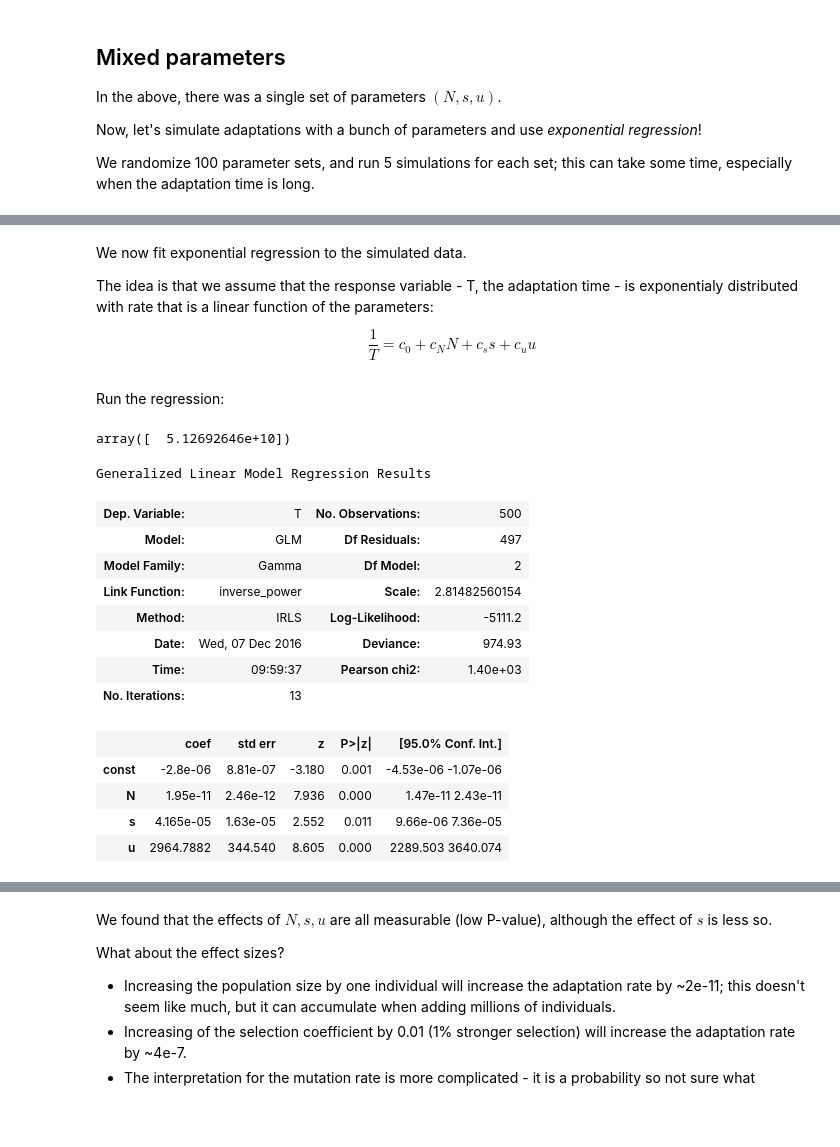
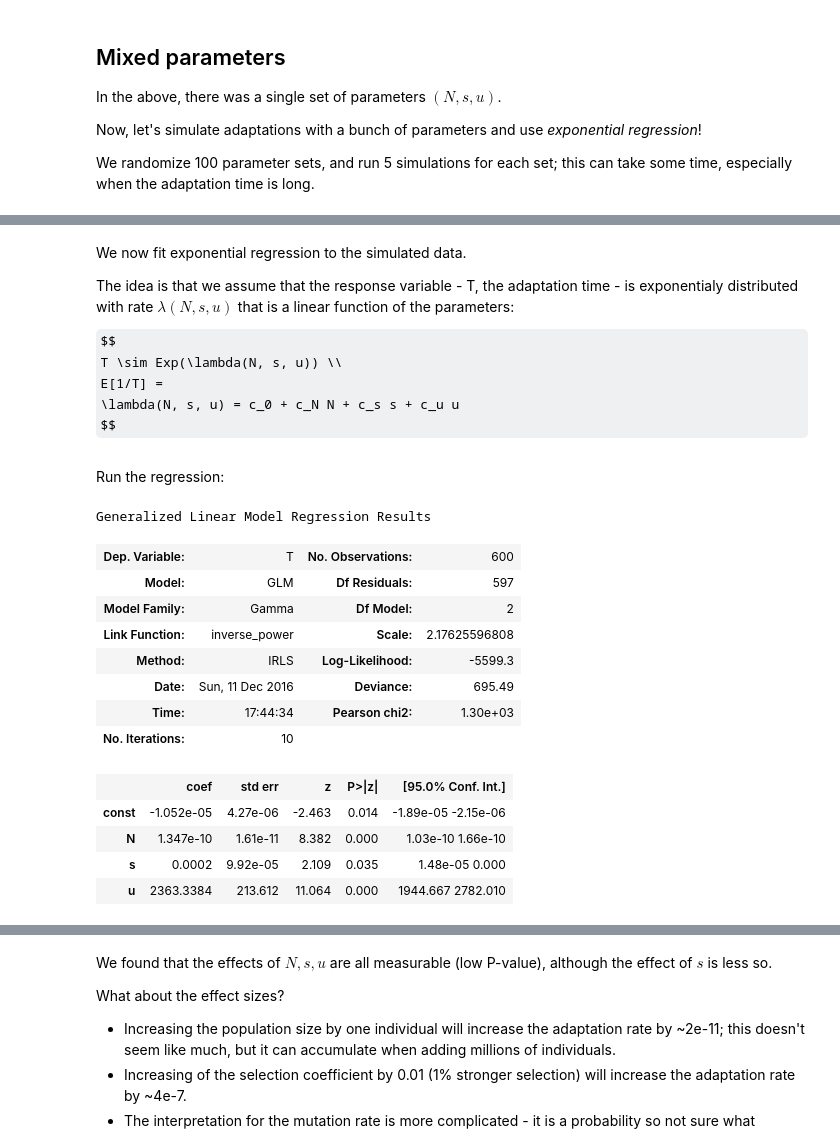
Before and after one commit to yoavram/ipython-notebooks, a Jupyter notebook: exponential regression of adaptation time.ipynb, the cells around one changed output, grey strips where cells are left out. Drawn from its saved outputs; the diff is of its cells as text; code cells hidden in the pictures; some formulas as TeX source; blank space fills up the shorter version.

```diff
--- a/exponential regression of adaptation time.ipynb
+++ b/exponential regression of adaptation time.ipynb
@@ -452,10 +479,11 @@ We randomize 100 parameter sets, and run 5 simulations for each set; this can ta
 # %%
+%%cache mycache.pkl dfs --force
 dfs = []
-for _ in ProgressBar(range(100)):
+for _ in range(100):
+    print(_, end=' ')
     s = np.random.uniform(0.01, 0.1)
-    N = 10**np.random.uniform(4, 8)
-    u = 10**np.random.uniform(-6, -10)
+    N = 10**np.random.uniform(4, 7)
+    u = 10**np.random.uniform(-6, -9)
     T = simulate_adaptation(s, N, u, 5)
     dfs.append(pd.DataFrame(dict(s=s, N=N, u=u, T=T)))
-# df = pd.concat(dfs, axis=0)
 # %% [output]
@@ -463,38 +492,37 @@ for _ in ProgressBar(range(100)):
 # %% [markdown]
 We now fit exponential regression to the simulated data.
 
-The idea is that we assume that the response variable - T, the adaptation time - is exponentialy distributed with rate that is a linear function of the parameters:
+The idea is that we assume that the response variable - T, the adaptation time - is exponentialy distributed with rate $\lambda(N, s, u)$ that is a linear function of the parameters:
 
 $$
-\frac{1}{T} = c_0 + c_N N + c_s s + c_u u
+T \sim Exp(\lambda(N, s, u)) \\
+E[1/T] =
+\lambda(N, s, u) = c_0 + c_N N + c_s s + c_u u
 $$
 # %% [markdown]
 Run the regression:
-# %%
-results.predict(pd.Series(dict(const=1,N=0,s=0,u=0)))
-# %% [output]
-array([  5.12692646e+10])
 # %%
 df = pd.concat(dfs, axis=0)
 X = df[['N', 's', 'u']]
 y = df['T']
 
 X = sm.add_constant(X) # add intercept
-glm = sm.GLM(y, X, family=sm.families.Gamma(sm.genmod.families.links.inverse_power))
+distribution = sm.families.Gamma(sm.genmod.families.links.inverse_power)
+glm = sm.GLM(y, X, family=distribution)
 results = glm.fit()
 results.summary()
 # %% [output]
 Generalized Linear Model Regression Results
-| Dep. Variable: | T | No. Observations: | 500 |
-| Model: | GLM | Df Residuals: | 497 |
+| Dep. Variable: | T | No. Observations: | 600 |
+| Model: | GLM | Df Residuals: | 597 |
 | Model Family: | Gamma | Df Model: | 2 |
-| Link Function: | inverse_power | Scale: | 2.81482560154 |
-| Method: | IRLS | Log-Likelihood: | -5111.2 |
-| Date: | Wed, 07 Dec 2016 | Deviance: | 974.93 |
-| Time: | 09:59:37 | Pearson chi2: | 1.40e+03 |
-| No. Iterations: | 13 |  |  |
+| Link Function: | inverse_power | Scale: | 2.17625596808 |
+| Method: | IRLS | Log-Likelihood: | -5599.3 |
+| Date: | Sun, 11 Dec 2016 | Deviance: | 695.49 |
+| Time: | 17:44:34 | Pearson chi2: | 1.30e+03 |
+| No. Iterations: | 10 |  |  |
 |  | coef | std err | z | P>|z| | [95.0% Conf. Int.] |
-| const | -2.8e-06 | 8.81e-07 | -3.180 | 0.001 | -4.53e-06 -1.07e-06 |
-| N | 1.95e-11 | 2.46e-12 | 7.936 | 0.000 | 1.47e-11 2.43e-11 |
-| s | 4.165e-05 | 1.63e-05 | 2.552 | 0.011 | 9.66e-06 7.36e-05 |
-| u | 2964.7882 | 344.540 | 8.605 | 0.000 | 2289.503 3640.074 |
+| const | -1.052e-05 | 4.27e-06 | -2.463 | 0.014 | -1.89e-05 -2.15e-06 |
+| N | 1.347e-10 | 1.61e-11 | 8.382 | 0.000 | 1.03e-10 1.66e-10 |
+| s | 0.0002 | 9.92e-05 | 2.109 | 0.035 | 1.48e-05 0.000 |
+| u | 2363.3384 | 213.612 | 11.064 | 0.000 | 1944.667 2782.010 |
```
Also changed, not shown: parts of 14 cells of this notebook.
